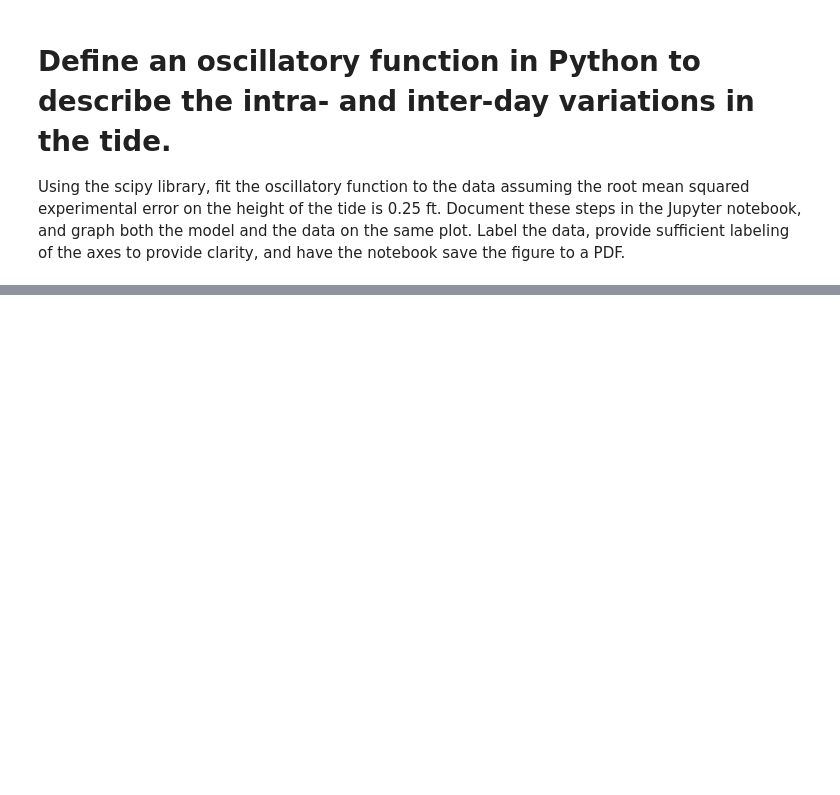
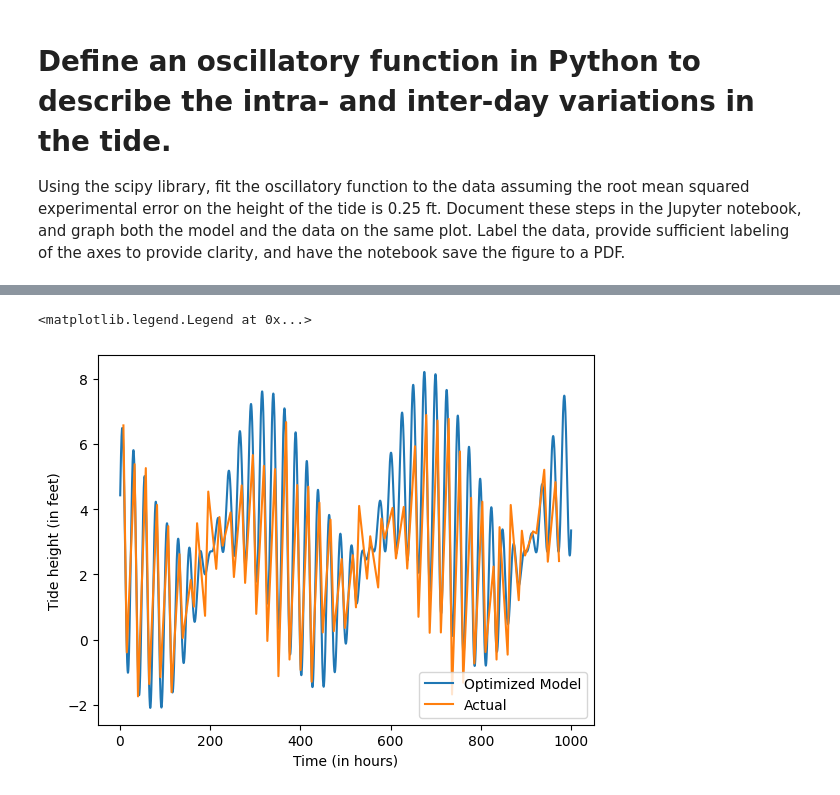
Before and after one commit to LinusBluhm/Astr19-LB, a Jupyter notebook: GroupProject.ipynb, the cells around one changed output, grey strips where cells are left out. Saved outputs shown, nothing was run; the diff lists cells and outputs as text; code cells hidden in the pictures; blank space fills up the shorter version.

```diff
--- a/GroupProject.ipynb
+++ b/GroupProject.ipynb
@@ -51,2 +62,11 @@ sp.optimize.curve_fit(oscilloscope, given_time, given_tide)
 # %%
-tidesamples = oscilloscope()
+opt_par = [ 3.60120674,  0.00895659, -0.23109874,  0.25353642, -1.43068785, 0.0083018 ,  1.45622578,  2.70629831]
+optimized_model = oscilloscope(timesamples, opt_par[0], opt_par[1], opt_par[2], opt_par[3], opt_par[4], opt_par[5], opt_par[6], opt_par[7])
+plt.plot(timesamples, optimized_model, label=('Optimized Model'))
+plt.plot(given_time, given_tide, label='Actual')
+plt.xlabel('Time (in hours)')
+plt.ylabel('Tide height (in feet)')
+plt.legend()
+# %% [output]
+<matplotlib.legend.Legend at 0x...>
+[figure, added]
```
Also changed, not shown: parts of 3 cells of this notebook.
